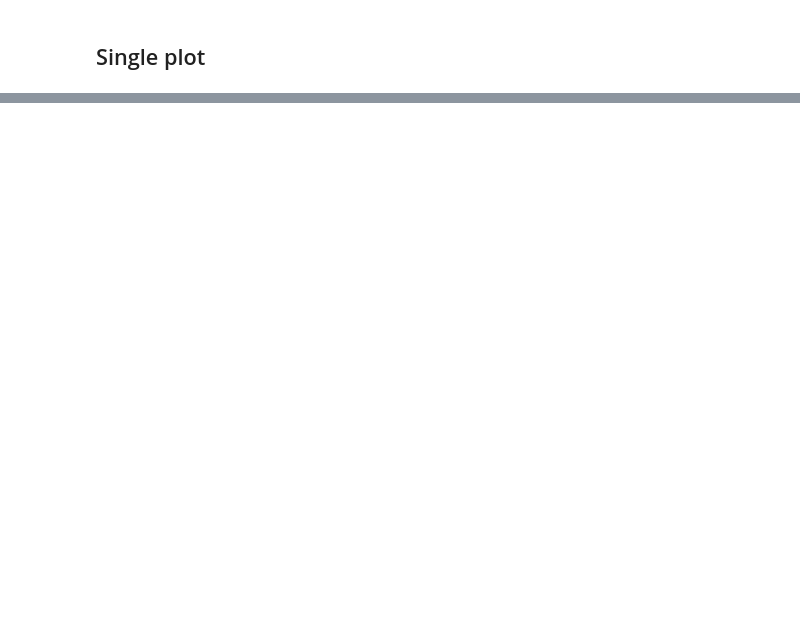
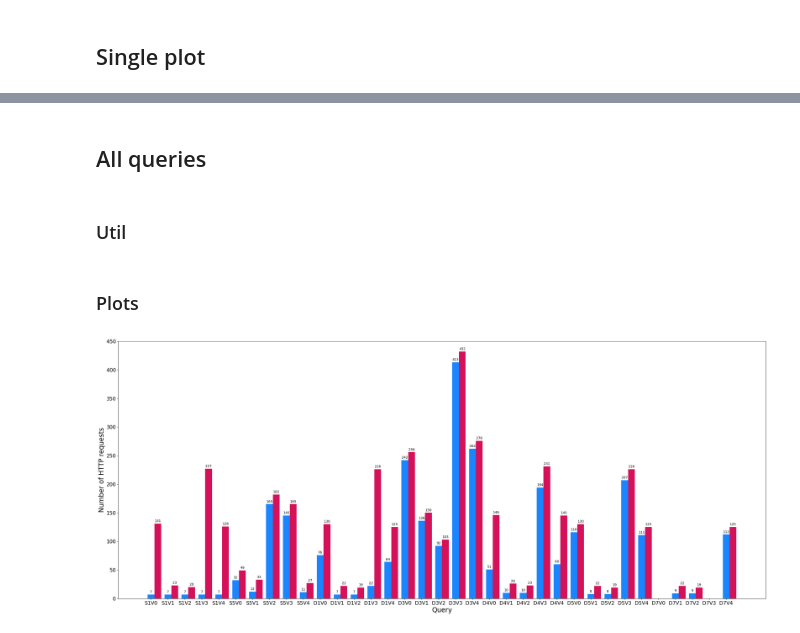
Before and after one commit to constraintAutomaton/amw_shape_index_results, a Jupyter notebook: result/analysis.ipynb, the cells around one changed output, grey strips where cells are left out. Cells and saved outputs as stored; diff of their text form; code cells hidden in the pictures; blank space fills up the shorter version.

Commit message:
figures created and plot of the number of http requests created

```diff
--- a/result/analysis.ipynb
+++ b/result/analysis.ipynb
@@ -8,5 +9,7 @@ from matplotlib.lines import Line2D
 # %% [markdown]
 # Setup
+# %%
+figureFolder = "./figure"
 # %%
 typeIndexResultFile = "./data/type_index_result.json"
 shapeIndexResultFile = "./data/shape_index_result.json"
@@ -393,7 +400,8 @@ ax.grid(axis="x")
 indexes =  np.linspace(0, 5, 5)
 initialIndex = np.linspace(0, 5, 5)
 for query,_ in queriesSimilarPerformance:
-    appendPlot(ax, query, indexes)
+    appendPlotExecutionTime(ax, query, indexes)
     indexes = np.arange(indexes[-1]+1.25, indexes[-1]+6.25+0.1, 1.25)
-True
+pathSimilarQueries = os.path.join(figureFolder,"similar_performance_execution_time.svg")
+fig.savefig(pathSimilarQueries)
 # %% [output]
@@ -470,0 +480,4 @@ plotOneQueryExecutionTime(queryName, "S5")
+# %% [markdown]
+## All queries
+# %% [markdown]
+### Util
@@ -470,0 +497,46 @@ plotOneQueryExecutionTime(queryName, "S5")
+# %% [markdown]
+### Plots
+# %%
+queriesHttpRequests = [
+    ["queries/parsed/interactive-short-1.sparql.json", "S1V"],
+    ["queries/parsed/interactive-short-5.sparql.json", "S5V"],
+
+    ["queries/parsed/interactive-discover-1.sparql.json", "D1V"],
+    ["queries/parsed/interactive-discover-3.sparql.json", "D3V"],
+    ["queries/parsed/interactive-discover-4.sparql.json", "D4V"],
+    ["queries/parsed/interactive-discover-5.sparql.json", "D5V"],
+    ["queries/parsed/interactive-discover-7.sparql.json", "D7V"],
+
+    #["queries/parsed/interactive-complex-8.sparql.json", "C8V"],
+]
+# %%
+yaxisIndexes = np.arange(0, 500, 50)
+
+fig, ax = plt.subplots()
+ratio = 6/15
+number = 35
+fig.set_size_inches(number, number*ratio)
+ax.set_yticks(yaxisIndexes)
+ax.set_ylim(bottom=0)
+
+xticks = [1.25*i for i in range(0,5*len(queries))]
+ax.set_xticks(xticks)
+xtickLabel = []
+for _,label in queriesHttpRequests:
+    xtickLabel+= ["{}{}".format(label, i) for i in range(0,5)]
+ax.set_xticklabels(xtickLabel, fontsize=15)
+ax.tick_params(axis='y', labelsize=15)
+
+ax.set_xlabel("Query", fontsize=20)
+ax.set_ylabel("Number of HTTP requests", fontsize=20)
+
+indexes =  np.linspace(0, 5, 5)
+initialIndex = np.linspace(0, 5, 5)
+
+for query,_ in queriesHttpRequests:
+    appendPlotHttpRequest(ax, query, indexes)
+    indexes = np.arange(indexes[-1]+1.25, indexes[-1]+6.25+0.1, 1.25)
+pathAllQueriesHttpRequests = os.path.join(figureFolder,"all_queries_number_http_request.svg")
+fig.savefig(pathAllQueriesHttpRequests)
+# %% [output]
+[figure, added]
```
Also changed, not shown: parts of 32 cells of this notebook, 4 other files.
